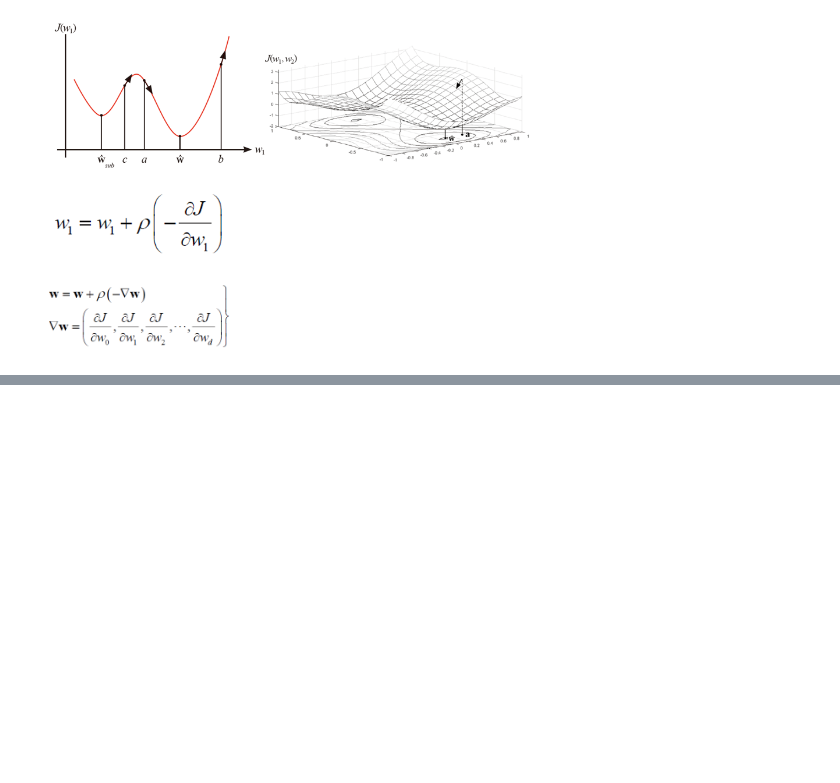
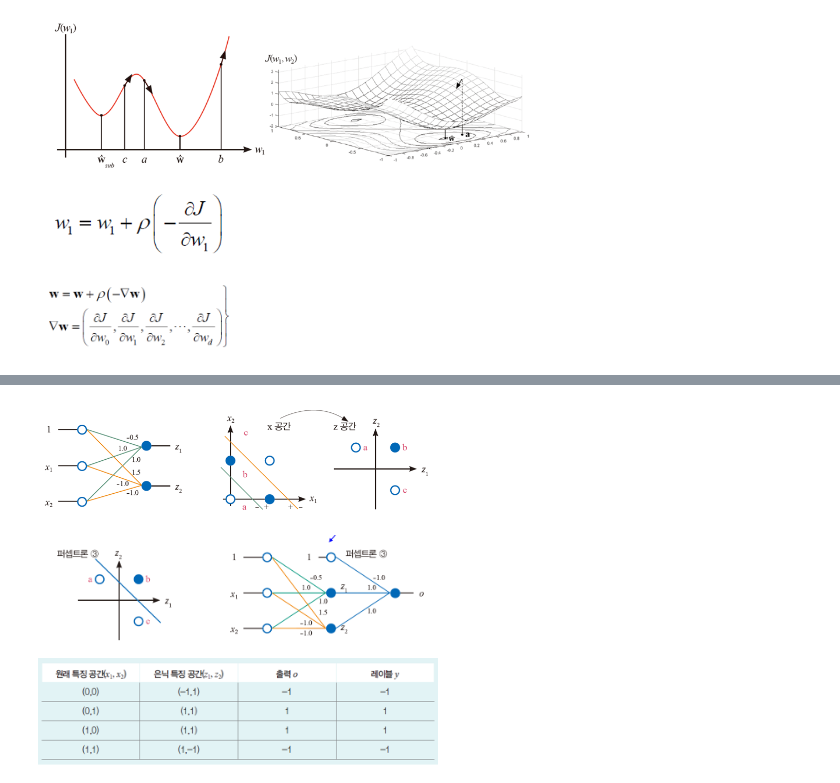
Before and after one commit to bigdataleeky/python, a Jupyter notebook: 20220414/20220414.ipynb, the cells around one changed output, grey strips where cells are left out. Saved outputs shown, nothing was run; the diff lists cells and outputs as text; code cells hidden in the pictures; blank space fills up the shorter version.

```diff
--- a/20220414/20220414.ipynb
+++ b/20220414/20220414.ipynb
@@ -88,0 +103,19 @@ Image("https://raw.githubusercontent.com/bigdataleeky/python/main/image/08.PNG",
+# %%
+# 두 퍼셉트론을 병렬로 결합하면 (x1, x2) 공간을 (z1,z2)공간으로 변환
+Image("https://raw.githubusercontent.com/bigdataleeky/python/main/image/11.PNG", width=400)
+# %% [output]
+[figure, added]
+# %%
+# 새로운 공간 (z1, z2) 의 특징
+# 선형 분리 불가능한 네개의 점이 선형 분리 가능
+# 퍼셉트론을 하나더 쓰면 XOR 문제를 푸는 신경망을 완성
+Image("https://raw.githubusercontent.com/bigdataleeky/python/main/image/12.PNG", width=400)
+#                                       다층퍼셉트론
+# %% [output]
+[figure, added]
+# %%
+# xor문제를 푸는 다층 퍼셉트론
+# 다층퍼셉트론에 XOR 데이터의 셈플 4개를 차례대로 입력하고 제대로 인식하는지 확인
+Image("https://raw.githubusercontent.com/bigdataleeky/python/main/image/13.PNG", width=400)
+# %% [output]
+[figure, added]
```
Also changed, not shown: parts of 22 cells of this notebook.
